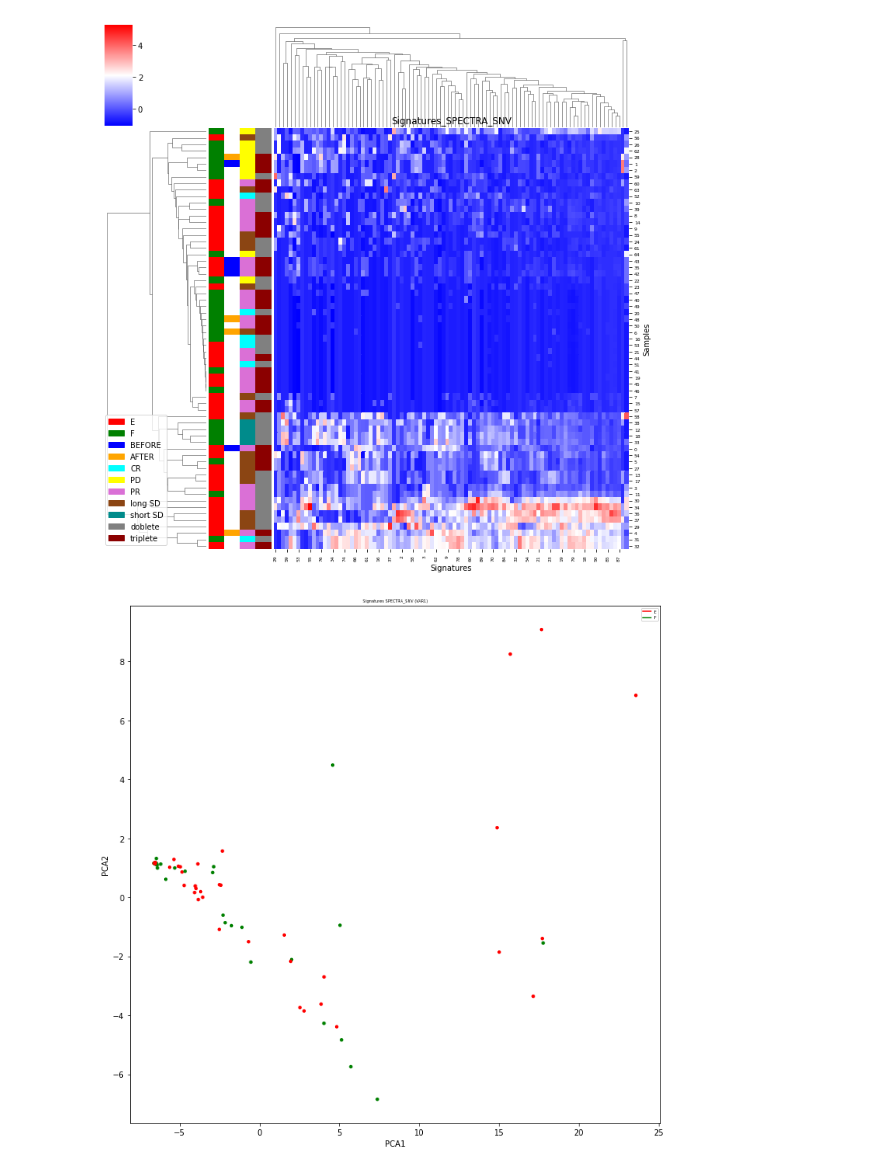
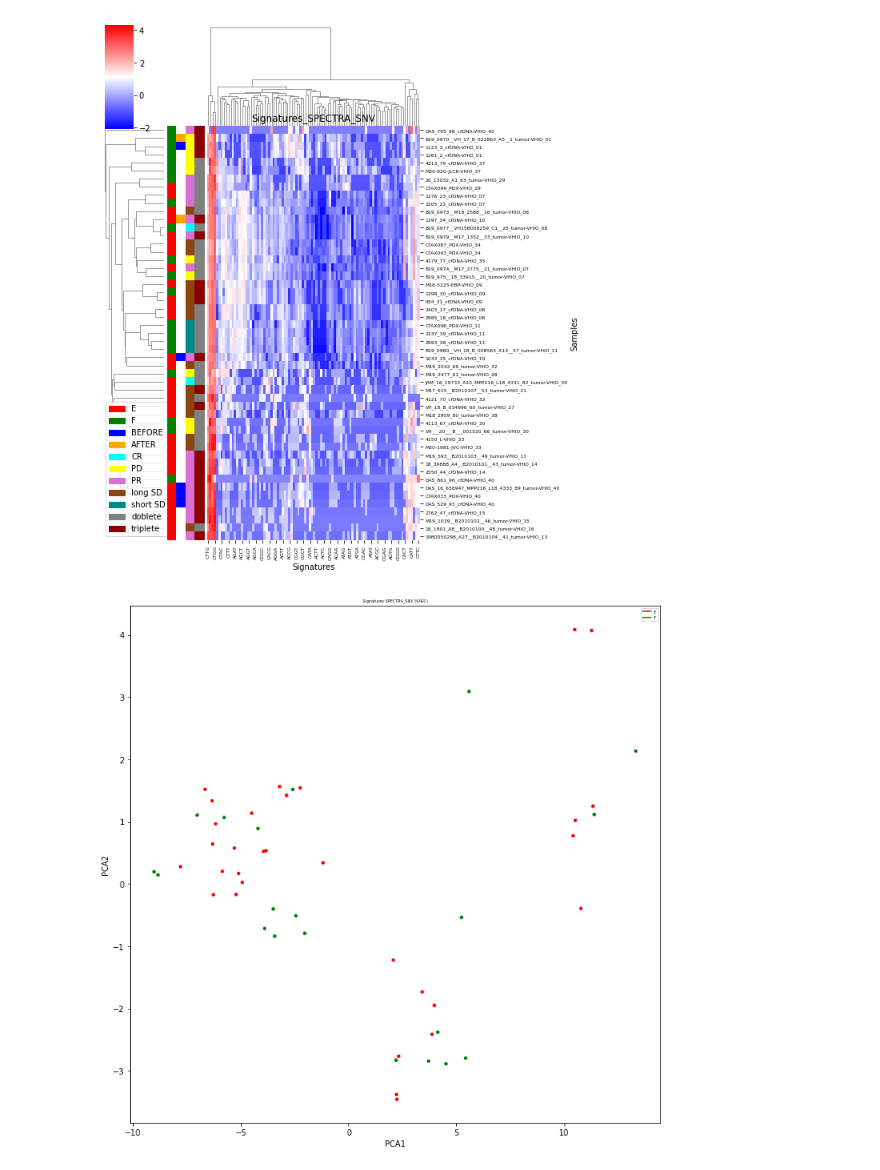
Before and after one commit to jfnavarro/scitron, a Jupyter notebook: analysis_signatures.ipynb, the cells around one changed output. Cells and saved outputs as stored; diff of their text form; code cells hidden in the pictures.

```diff
--- a/analysis_signatures.ipynb
+++ b/analysis_signatures.ipynb
@@ -51,7 +61,7 @@ def plot_heatmap(data, meta, title, filename):
     var7_colors = [color_map[9] if x == 'doblete' else color_map[10] for x in meta['VAR7']]
 
     ax = sns.clustermap(data,
-                        z_score=None,
+                        z_score=0,
                         cmap=cmap,
                         rasterized=True,
                         yticklabels=1,
@@ -154,18 +164,22 @@ def make_plots(data, meta, name):
 # %%
 from sklearn.preprocessing import MinMaxScaler, StandardScaler
 from sklearn.feature_selection import VarianceThreshold
 
-data = spectra_snv.transpose()
+data = spectra_snv
+
+sel = VarianceThreshold(threshold=0.3)
+sel.fit(data)
+data = data.loc[:, sel.get_support()]
+data = data.transpose()
+
+sel = VarianceThreshold(threshold=0.3)
+sel.fit(data)
+data = data.loc[:, sel.get_support()]
+
 meta = meta_filtered.reindex(data.index)
 
-sel = VarianceThreshold(threshold=0.3)
-data = sel.fit_transform(data)
-
-scaler = StandardScaler()
-data = scaler.fit_transform(data)
-#data = np.log1p(data)
-
-make_plots(data, meta, 'SPECTRA_SNV')
+data_norm = np.log1p(data)
+make_plots(data_norm, meta, 'SPECTRA_SNV')
 # %% [output]
-[figure, old version]
+[figure, new version]
-[figure, old version]
+[figure, new version]
```
Also changed, not shown: parts of 5 cells of this notebook, 5 other files.
